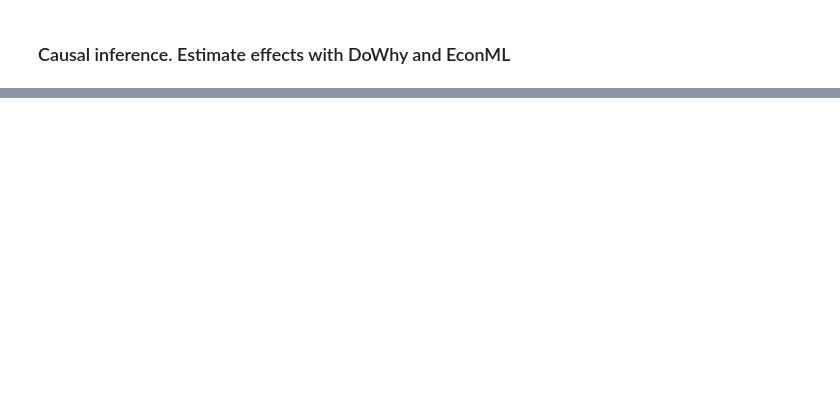
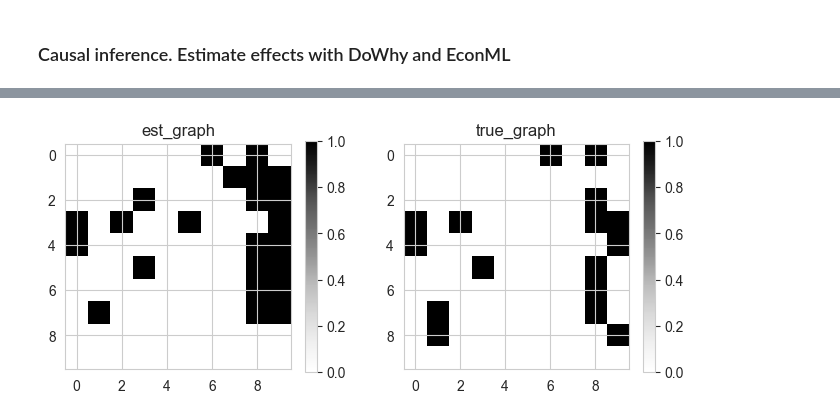
Before and after one commit to ProfessorBanner/Portfolio., a Jupyter notebook: Data Science/Information theory and causal inference.ipynb, the cells around one changed output, grey strips where cells are left out. Drawn from its saved outputs; the diff is of its cells as text; code cells hidden in the pictures; blank space fills up the shorter version.

```diff
--- a/Data Science/Information theory and causal inference.ipynb
+++ b/Data Science/Information theory and causal inference.ipynb
@@ -1440,0 +1596,8 @@ propensity_score_matching
+# %%
+# Synthetic data
+dataset = IIDSimulation(
+    W=matrix,
+    n=10000,
+    method='linear',
+    sem_type='gauss'
+);
@@ -1440,0 +1622,11 @@ propensity_score_matching
+# %%
+# Constraint-based methods: PC algorithm
+pc = PC()
+# %%
+pc.learn(dataset.X)
+# %%
+pred_dag=pc.causal_matrix
+# %%
+GraphDAG( est_dag=pred_dag, true_dag=matrix);
+# %% [output]
+[figure, added]
```
Also changed, not shown: parts of 42 cells of this notebook.
